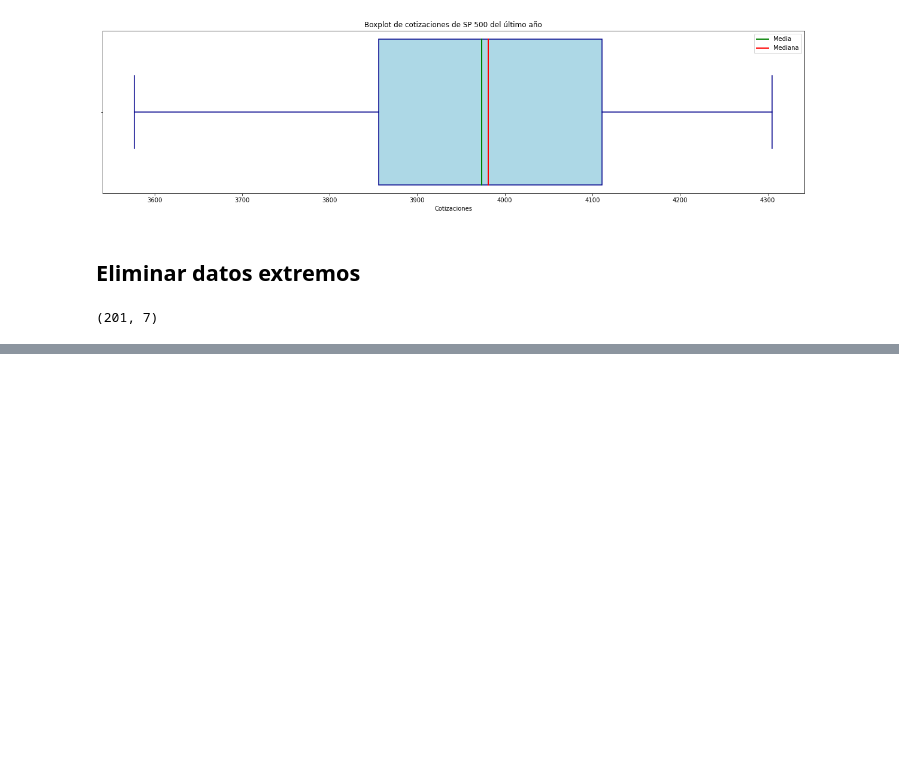
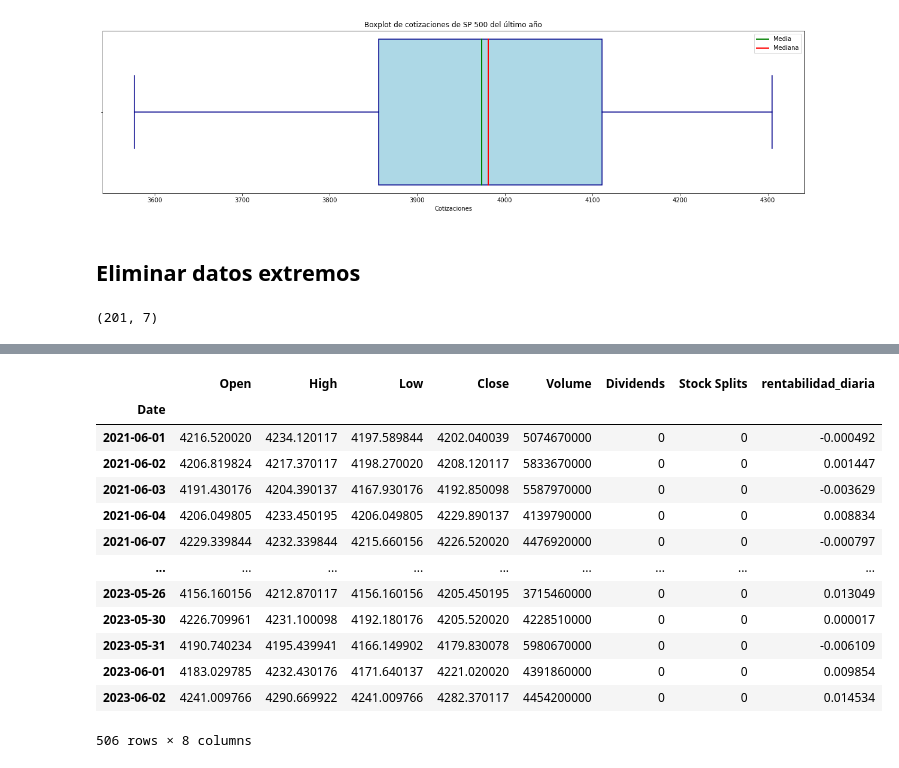
Before and after one commit to Igna-M/quant_warm_up, a Jupyter notebook: 0530_estadistica_sp500.ipynb, the cells around one changed output, grey strips where cells are left out. Saved outputs shown, nothing was run; the diff lists cells and outputs as text; code cells hidden in the pictures; blank space fills up the shorter version.

```diff
--- a/0530_estadistica_sp500.ipynb
+++ b/0530_estadistica_sp500.ipynb
@@ -297,0 +399,18 @@ df_central.shape
+# %%
+df_plot = df[df.index>=fecha_de_corte].copy()
+df_plot
+# %% [output]
+|  | Open | High | Low | Close | Volume | Dividends | Stock Splits | rentabilidad_diaria |
+| Date |  |  |  |  |  |  |  |  |
+| 2021-06-01 | 4216.520020 | 4234.120117 | 4197.589844 | 4202.040039 | 5074670000 | 0 | 0 | -0.000492 |
+| 2021-06-02 | 4206.819824 | 4217.370117 | 4198.270020 | 4208.120117 | 5833670000 | 0 | 0 | 0.001447 |
+| 2021-06-03 | 4191.430176 | 4204.390137 | 4167.930176 | 4192.850098 | 5587970000 | 0 | 0 | -0.003629 |
+| 2021-06-04 | 4206.049805 | 4233.450195 | 4206.049805 | 4229.890137 | 4139790000 | 0 | 0 | 0.008834 |
+| 2021-06-07 | 4229.339844 | 4232.339844 | 4215.660156 | 4226.520020 | 4476920000 | 0 | 0 | -0.000797 |
+| ... | ... | ... | ... | ... | ... | ... | ... | ... |
+| 2023-05-26 | 4156.160156 | 4212.870117 | 4156.160156 | 4205.450195 | 3715460000 | 0 | 0 | 0.013049 |
+| 2023-05-30 | 4226.709961 | 4231.100098 | 4192.180176 | 4205.520020 | 4228510000 | 0 | 0 | 0.000017 |
+| 2023-05-31 | 4190.740234 | 4195.439941 | 4166.149902 | 4179.830078 | 5980670000 | 0 | 0 | -0.006109 |
+| 2023-06-01 | 4183.029785 | 4232.430176 | 4171.640137 | 4221.020020 | 4391860000 | 0 | 0 | 0.009854 |
+| 2023-06-02 | 4241.009766 | 4290.669922 | 4241.009766 | 4282.370117 | 4454200000 | 0 | 0 | 0.014534 |
+506 rows × 8 columns
```
Also changed, not shown: parts of 7 cells of this notebook.
